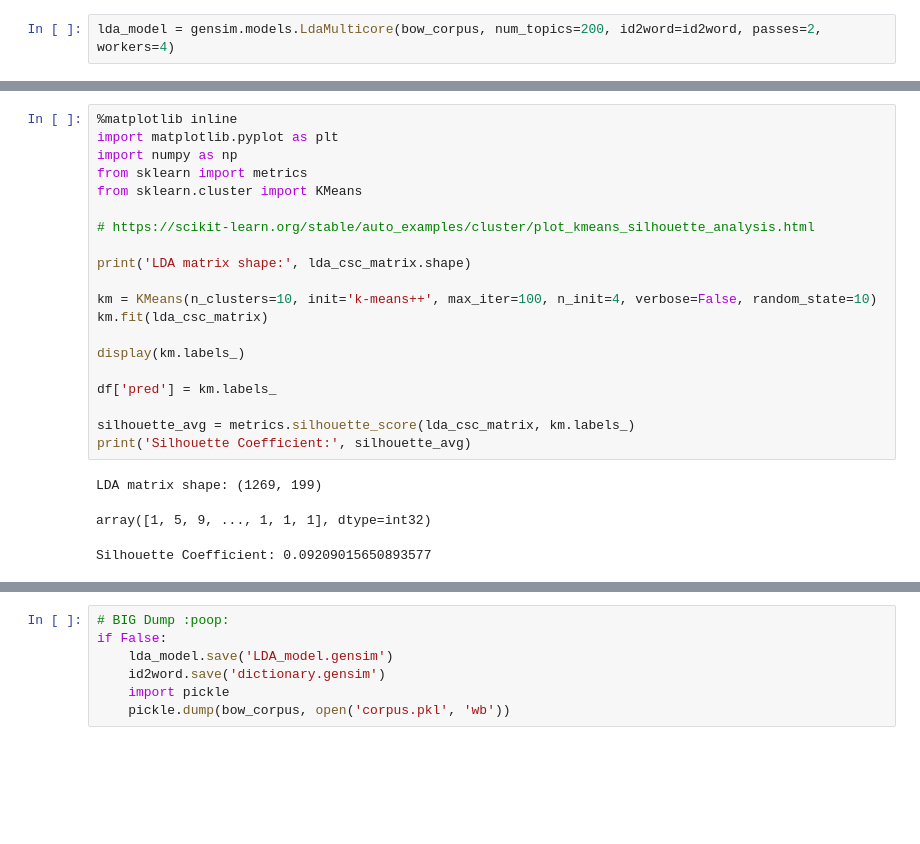
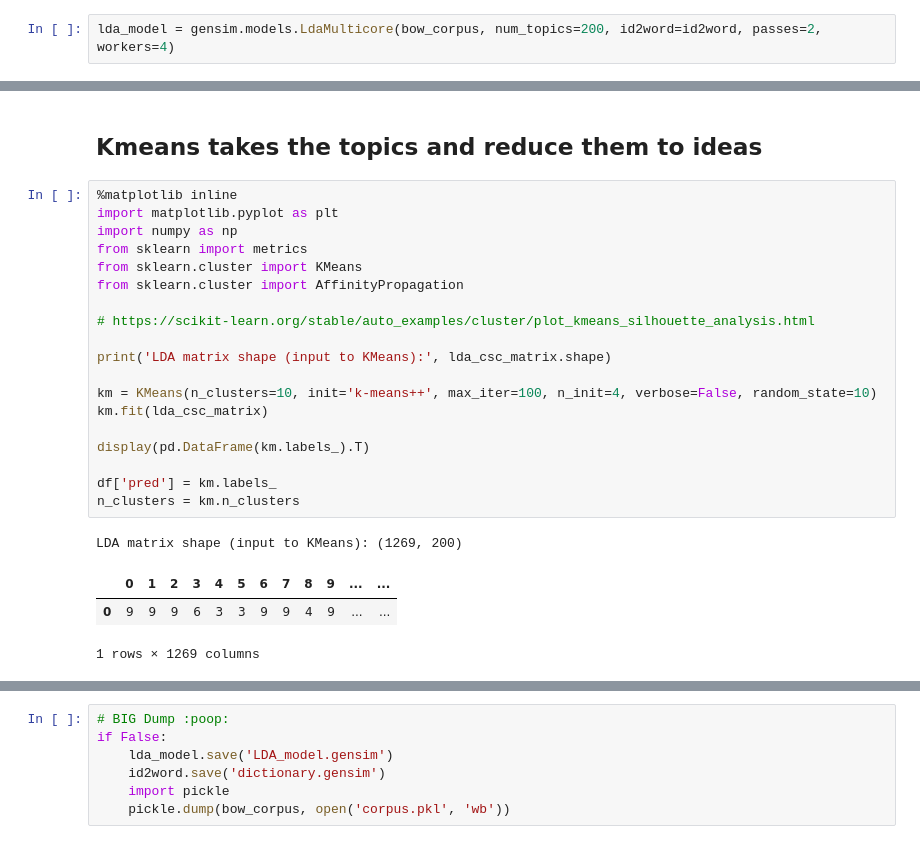
Before and after one commit to pchampio/EGC-2020, a Jupyter notebook: summary.ipynb, the cells around one changed output, grey strips where cells are left out. Saved outputs shown, nothing was run; the diff lists cells and outputs as text; blank space fills up the shorter version.

```diff
--- a/summary.ipynb
+++ b/summary.ipynb
@@ -187,24 +314,26 @@ lda_csc_matrix = gensim.matutils.corpus2csc(corpus_lda).transpose() # gensim spa
+# %% [markdown]
+## Kmeans takes the topics and reduce them to  ideas
 # %%
 %matplotlib inline
 import matplotlib.pyplot as plt
 import numpy as np
 from sklearn import metrics
 from sklearn.cluster import KMeans
+from sklearn.cluster import AffinityPropagation
 
 # https://scikit-learn.org/stable/auto_examples/cluster/plot_kmeans_silhouette_analysis.html
 
-print('LDA matrix shape:', lda_csc_matrix.shape)
+print('LDA matrix shape (input to KMeans):', lda_csc_matrix.shape)
 
 km = KMeans(n_clusters=10, init='k-means++', max_iter=100, n_init=4, verbose=False, random_state=10)
 km.fit(lda_csc_matrix)
 
-display(km.labels_)
+display(pd.DataFrame(km.labels_).T)
 
 df['pred'] = km.labels_
-
-silhouette_avg = metrics.silhouette_score(lda_csc_matrix, km.labels_)
-print('Silhouette Coefficient:', silhouette_avg)
+n_clusters = km.n_clusters
 # %% [output]
-LDA matrix shape: (1269, 199)
+LDA matrix shape (input to KMeans): (1269, 200)
+|  | 0 | 1 | 2 | 3 | 4 | 5 | 6 | 7 | 8 | 9 | ... | ... |
+| 0 | 9 | 9 | 9 | 6 | 3 | 3 | 9 | 9 | 4 | 9 | ... | ... |
-array([1, 5, 9, ..., 1, 1, 1], dtype=int32)
+1 rows × 1269 columns
-Silhouette Coefficient: 0.09209015650893577
```
Also changed, not shown: parts of 35 cells of this notebook.
